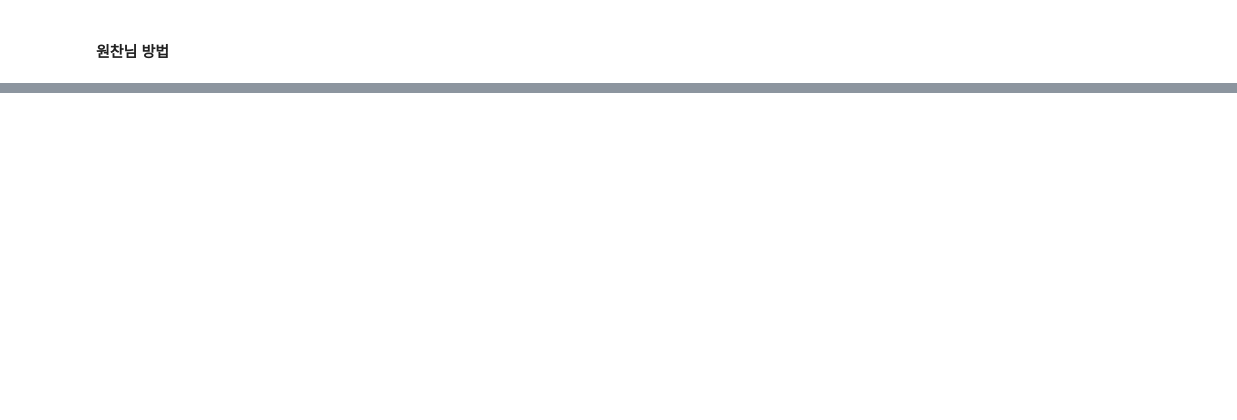
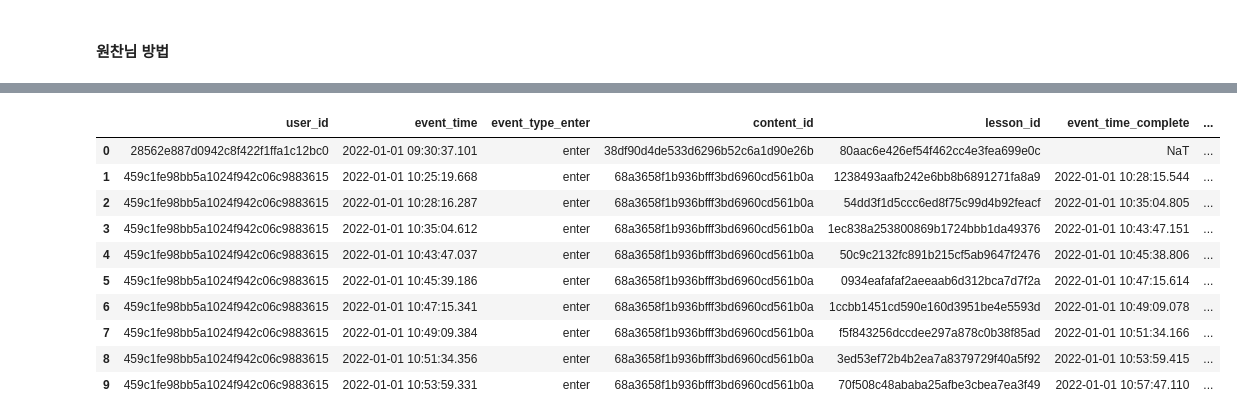
Before and after one commit to saeraniren/intermediate_project, a Jupyter notebook: 20250305_yoochang_lesson.ipynb, the cells around one changed output, grey strips where cells are left out. Drawn from its saved outputs; the diff is of its cells as text; code cells hidden in the pictures; blank space fills up the shorter version.

```diff
--- a/20250305_yoochang_lesson.ipynb
+++ b/20250305_yoochang_lesson.ipynb
@@ -422,0 +608,14 @@ print("첫 결제 유저 필터링 개수:", len(first_paid_complete_lesson_fina
+# %%
+matched_df.head(10)
+# %% [output]
+|  | user_id | event_time | event_type_enter | content_id | lesson_id | event_time_complete | ... |
+| 0 | 28562e887d0942c8f422f1ffa1c12bc0 | 2022-01-01 09:30:37.101 | enter | 38df90d4de533d6296b52c6a1d90e26b | 80aac6e426ef54f462cc4e3fea699e0c | NaT | ... |
+| 1 | 459c1fe98bb5a1024f942c06c9883615 | 2022-01-01 10:25:19.668 | enter | 68a3658f1b936bfff3bd6960cd561b0a | 1238493aafb242e6bb8b6891271fa8a9 | 2022-01-01 10:28:15.544 | ... |
+| 2 | 459c1fe98bb5a1024f942c06c9883615 | 2022-01-01 10:28:16.287 | enter | 68a3658f1b936bfff3bd6960cd561b0a | 54dd3f1d5ccc6ed8f75c99d4b92feacf | 2022-01-01 10:35:04.805 | ... |
+| 3 | 459c1fe98bb5a1024f942c06c9883615 | 2022-01-01 10:35:04.612 | enter | 68a3658f1b936bfff3bd6960cd561b0a | 1ec838a253800869b1724bbb1da49376 | 2022-01-01 10:43:47.151 | ... |
+| 4 | 459c1fe98bb5a1024f942c06c9883615 | 2022-01-01 10:43:47.037 | enter | 68a3658f1b936bfff3bd6960cd561b0a | 50c9c2132fc891b215cf5ab9647f2476 | 2022-01-01 10:45:38.806 | ... |
+| 5 | 459c1fe98bb5a1024f942c06c9883615 | 2022-01-01 10:45:39.186 | enter | 68a3658f1b936bfff3bd6960cd561b0a | 0934eafafaf2aeeaab6d312bca7d7f2a | 2022-01-01 10:47:15.614 | ... |
+| 6 | 459c1fe98bb5a1024f942c06c9883615 | 2022-01-01 10:47:15.341 | enter | 68a3658f1b936bfff3bd6960cd561b0a | 1ccbb1451cd590e160d3951be4e5593d | 2022-01-01 10:49:09.078 | ... |
+| 7 | 459c1fe98bb5a1024f942c06c9883615 | 2022-01-01 10:49:09.384 | enter | 68a3658f1b936bfff3bd6960cd561b0a | f5f843256dccdee297a878c0b38f85ad | 2022-01-01 10:51:34.166 | ... |
+| 8 | 459c1fe98bb5a1024f942c06c9883615 | 2022-01-01 10:51:34.356 | enter | 68a3658f1b936bfff3bd6960cd561b0a | 3ed53ef72b4b2ea7a8379729f40a5f92 | 2022-01-01 10:53:59.415 | ... |
+| 9 | 459c1fe98bb5a1024f942c06c9883615 | 2022-01-01 10:53:59.331 | enter | 68a3658f1b936bfff3bd6960cd561b0a | 70f508c48ababa25afbe3cbea7ea3f49 | 2022-01-01 10:57:47.110 | ... |
```
Also changed, not shown: parts of 28 cells of this notebook.
